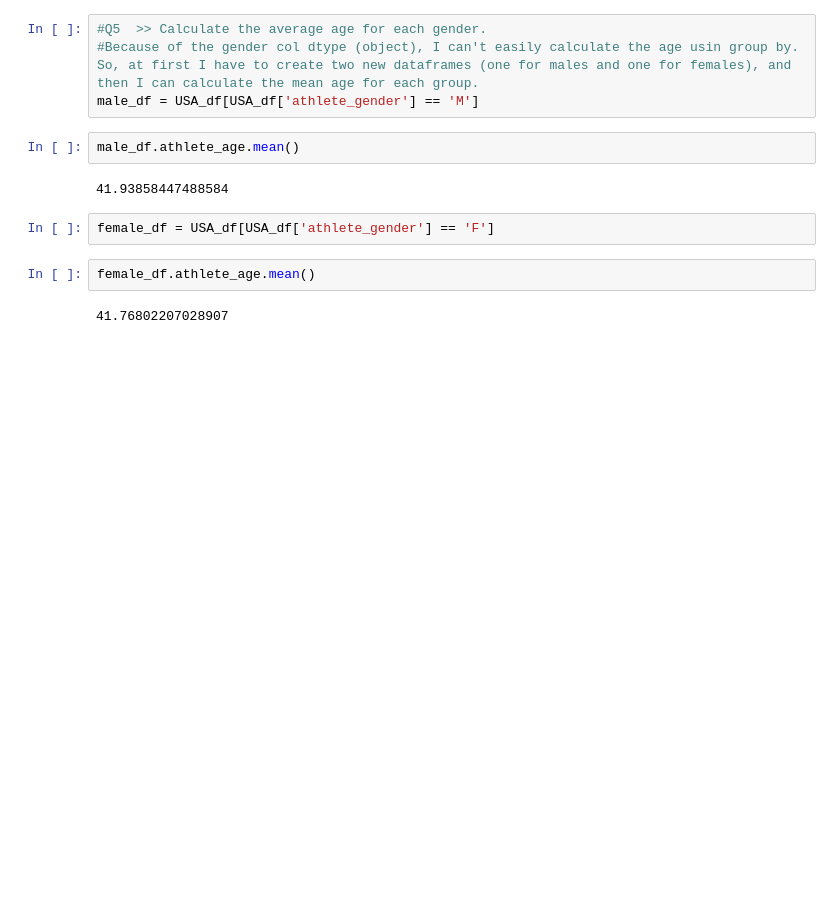
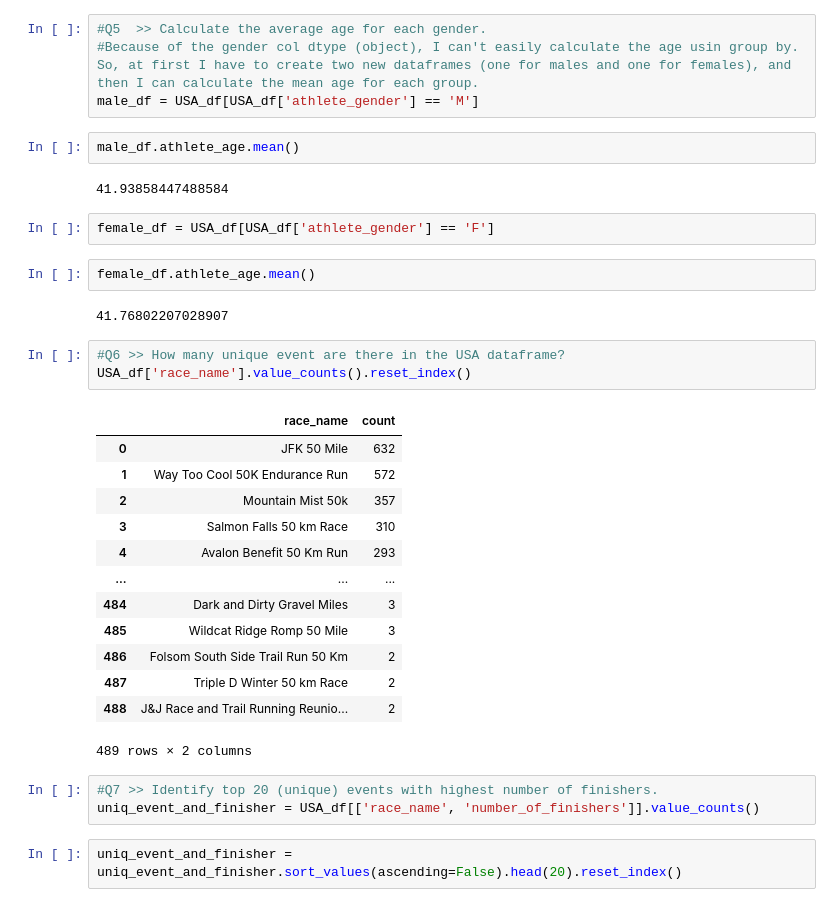
Before and after one commit to maedeh-dqn/ultra_marathon_project, a Jupyter notebook: Analyis.ipynb, the cells around one changed output. Saved outputs shown, nothing was run; the diff lists cells and outputs as text; blank space fills up the shorter version.

```diff
--- a/Analyis.ipynb
+++ b/Analyis.ipynb
@@ -269,3 +269,25 @@ female_df = USA_df[USA_df['athlete_gender'] == 'F']
 female_df.athlete_age.mean()
 # %% [output]
 41.76802207028907
+# %%
+#Q6 >> How many unique event are there in the USA dataframe?
+USA_df['race_name'].value_counts().reset_index()
+# %% [output]
+|  | race_name | count |
+| 0 | JFK 50 Mile | 632 |
+| 1 | Way Too Cool 50K Endurance Run | 572 |
+| 2 | Mountain Mist 50k | 357 |
+| 3 | Salmon Falls 50 km Race | 310 |
+| 4 | Avalon Benefit 50 Km Run | 293 |
+| ... | ... | ... |
+| 484 | Dark and Dirty Gravel Miles | 3 |
+| 485 | Wildcat Ridge Romp 50 Mile | 3 |
+| 486 | Folsom South Side Trail Run 50 Km | 2 |
+| 487 | Triple D Winter 50 km Race | 2 |
+| 488 | J&J Race and Trail Running Reunio... | 2 |
+489 rows × 2 columns
+# %%
+#Q7 >> Identify top 20 (unique) events with highest number of finishers.
+uniq_event_and_finisher = USA_df[['race_name', 'number_of_finishers']].value_counts()
+# %%
+uniq_event_and_finisher = uniq_event_and_finisher.sort_values(ascending=False).head(20).reset_index()
```
Also changed, not shown: parts of 3 cells of this notebook.
